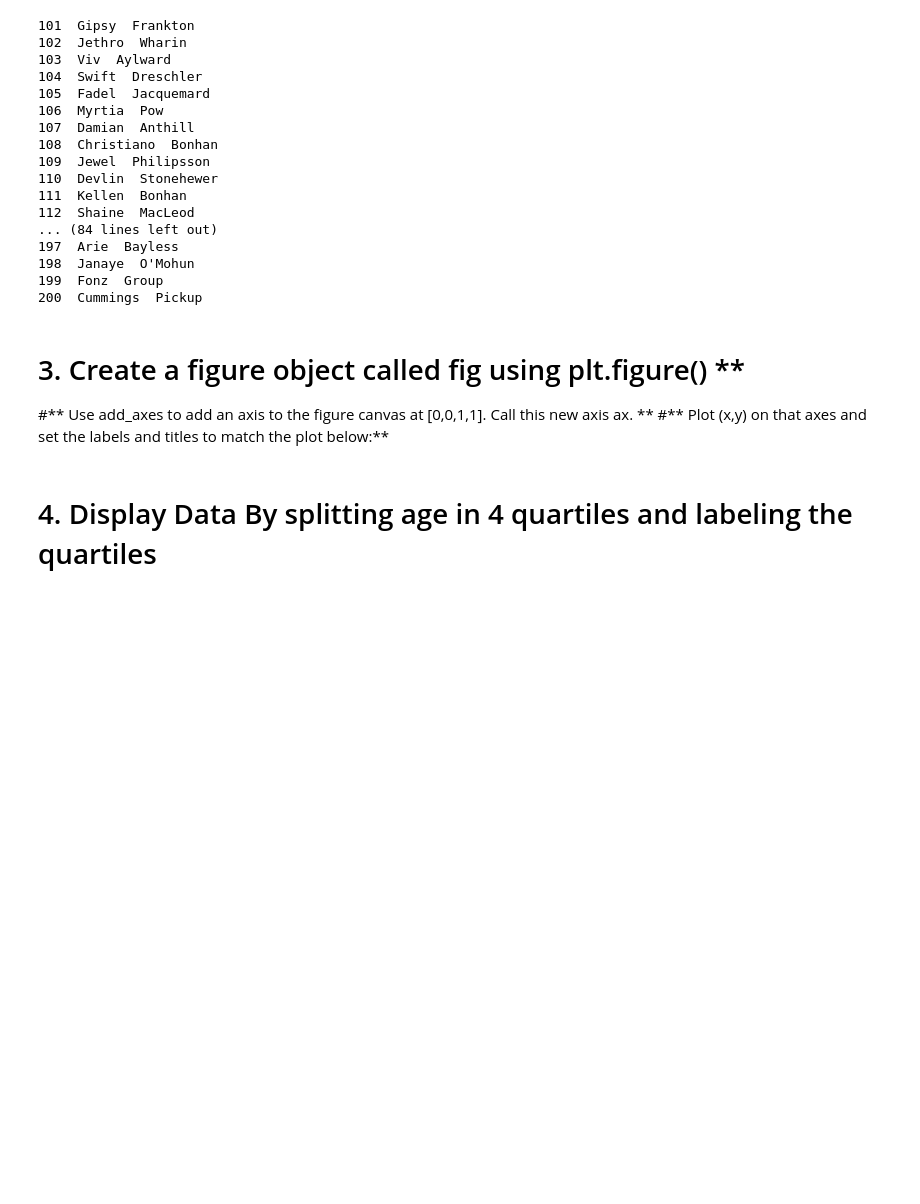
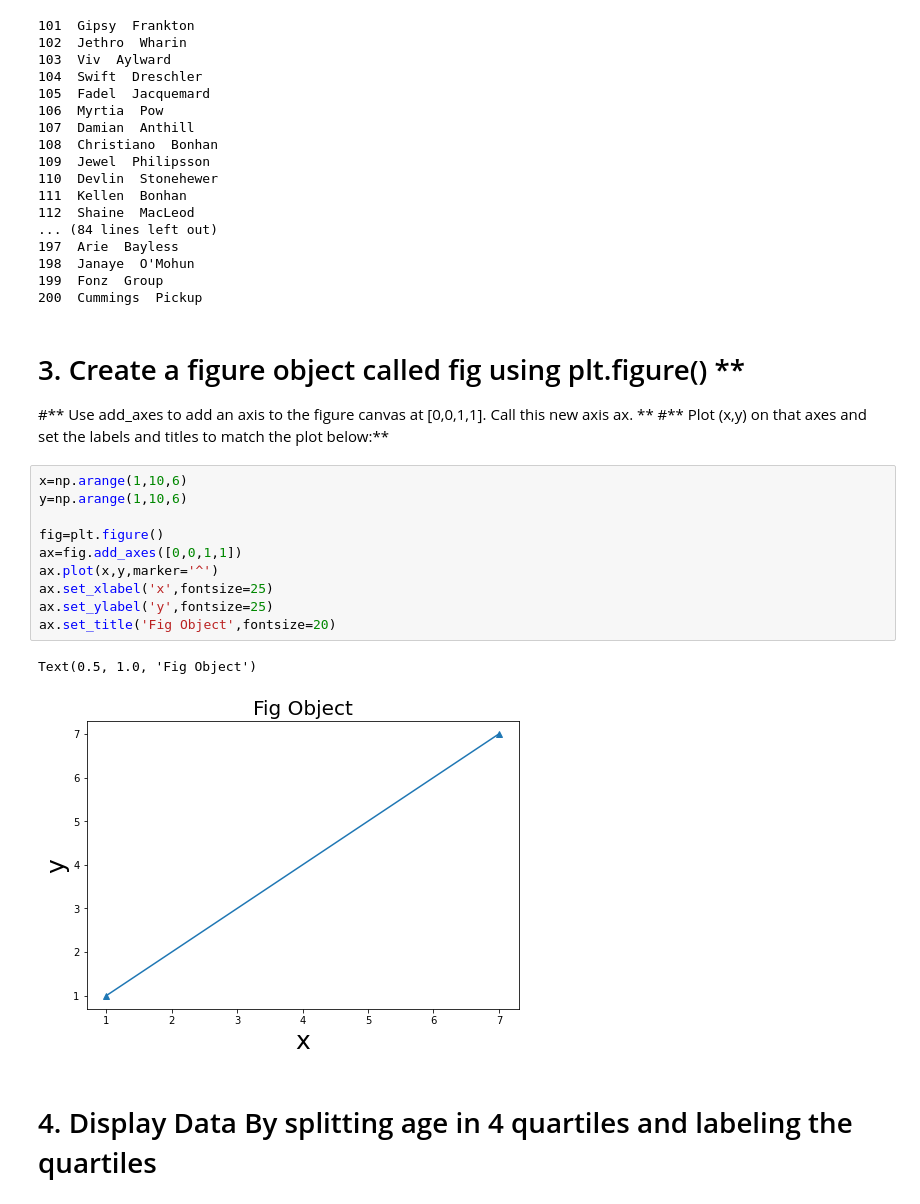
Before and after one commit to sharmaruchi02/Python_heckathon, a Jupyter notebook: Python_Hackathon_DataNinjas.ipynb, the cells around one changed output. Drawn from its saved outputs; the diff is of its cells as text; blank space fills up the shorter version.

```diff
--- a/Python_Hackathon_DataNinjas.ipynb
+++ b/Python_Hackathon_DataNinjas.ipynb
@@ -52,6 +54,19 @@ for x in range(101,201):
 # 3. Create a figure object called fig using plt.figure() **
 #** Use add_axes to add an axis to the figure canvas at [0,0,1,1]. Call this new axis ax. **
 #** Plot (x,y) on that axes and set the labels and titles to match the plot below:**
+# %%
+x=np.arange(1,10,6)
+y=np.arange(1,10,6)
+
+fig=plt.figure()
+ax=fig.add_axes([0,0,1,1])
+ax.plot(x,y,marker='^')
+ax.set_xlabel('x',fontsize=25)
+ax.set_ylabel('y',fontsize=25)
+ax.set_title('Fig Object',fontsize=20)
+# %% [output]
+Text(0.5, 1.0, 'Fig Object')
+[figure, added]
 # %% [markdown]
 # 4. Display Data By splitting age in 4 quartiles and labeling the quartiles
 # %% [markdown]
```
Also changed, not shown: parts of 1 cell of this notebook.
